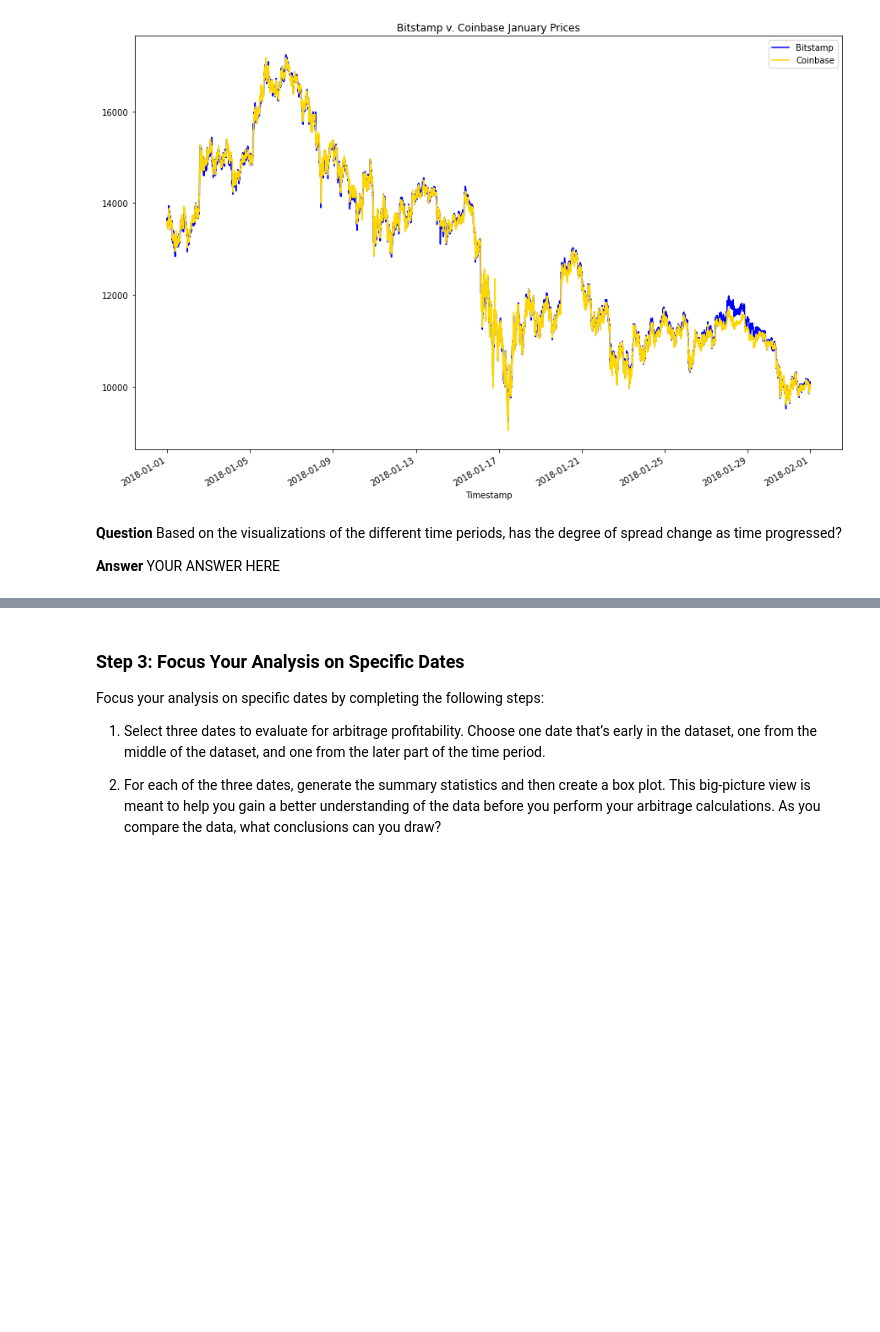
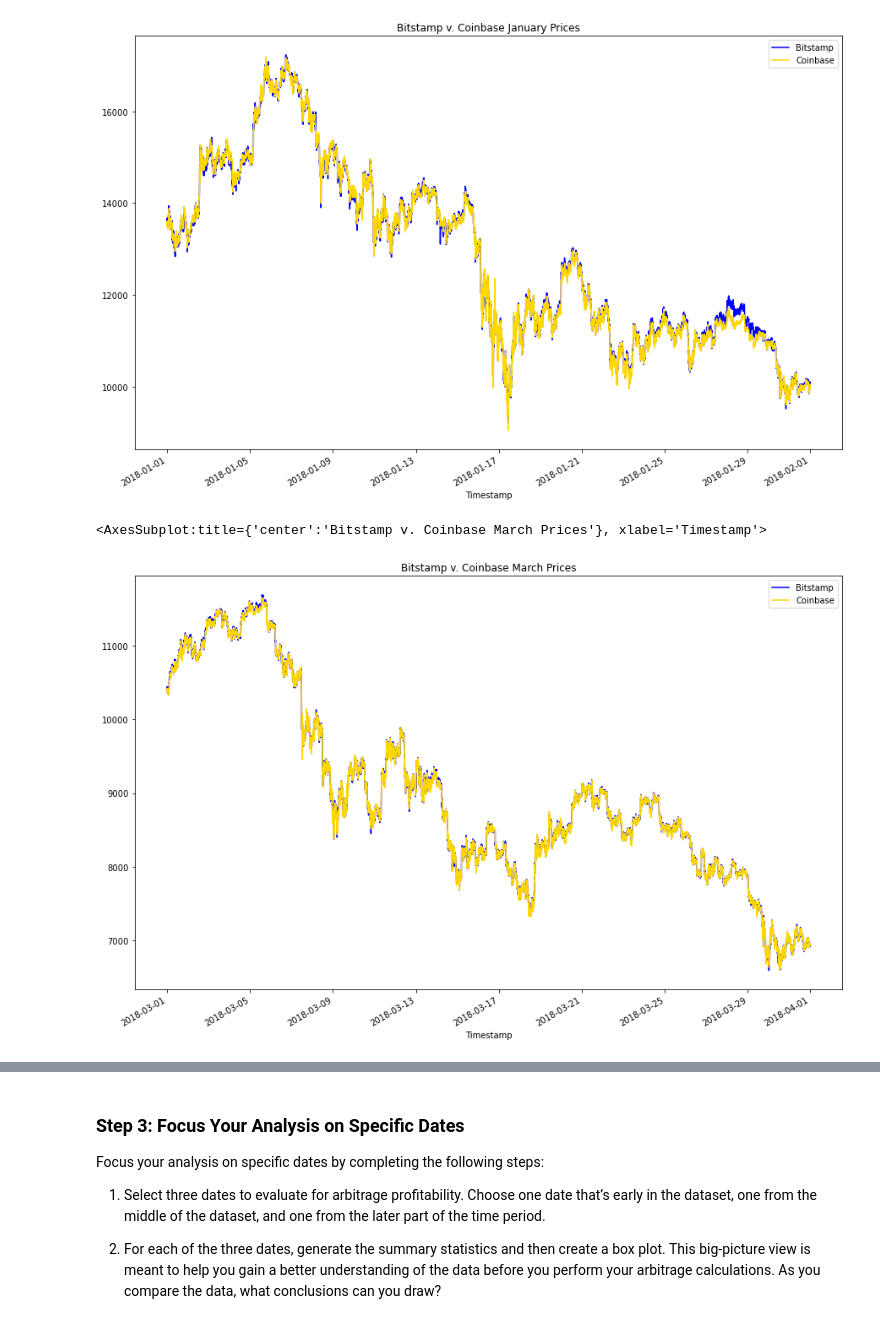
Before and after one commit to ccroft6/Crypto_Arbitrage, a Jupyter notebook: crypto_arbitrage.ipynb, the cells around one changed output, grey strips where cells are left out. Saved outputs shown, nothing was run; the diff lists cells and outputs as text; code cells hidden in the pictures; blank space fills up the shorter version.

```diff
--- a/crypto_arbitrage.ipynb
+++ b/crypto_arbitrage.ipynb
@@ -392,12 +395,11 @@ coinbase_df.loc["2018-01-01":"2018-01-31", "Close"].plot(
 # %%
 # Using the loc and plot functions, create an overlay plot that visualizes
 # the price action of both DataFrames for a one month period later in the dataset
 # Be sure to include the parameters: legend, figure size, title, and color and label
-bitstamp_df.loc["2018-01-01":"2018-01-31", "Close"].plot(
-    legend=True, figsize=(15, 10), title="Bitstamp v. Coinbase January Prices", color="blue", label="Bitstamp")
-coinbase_df.loc["2018-01-01":"2018-01-31", "Close"].plot(
+bitstamp_df.loc["2018-03-01":"2018-03-31", "Close"].plot(
+    legend=True, figsize=(15, 10), title="Bitstamp v. Coinbase March Prices", color="blue", label="Bitstamp")
+coinbase_df.loc["2018-03-01":"2018-03-31", "Close"].plot(
     legend=True, figsize=(15, 10), color="gold", label="Coinbase")
+# %% [output]
+<AxesSubplot:title={'center':'Bitstamp v. Coinbase March Prices'}, xlabel='Timestamp'>
+[figure, added]
-# %% [markdown]
-**Question** Based on the visualizations of the different time periods, has the degree of spread change as time progressed?
-
-**Answer** YOUR ANSWER HERE
```
Also changed, not shown: parts of 4 cells of this notebook.
